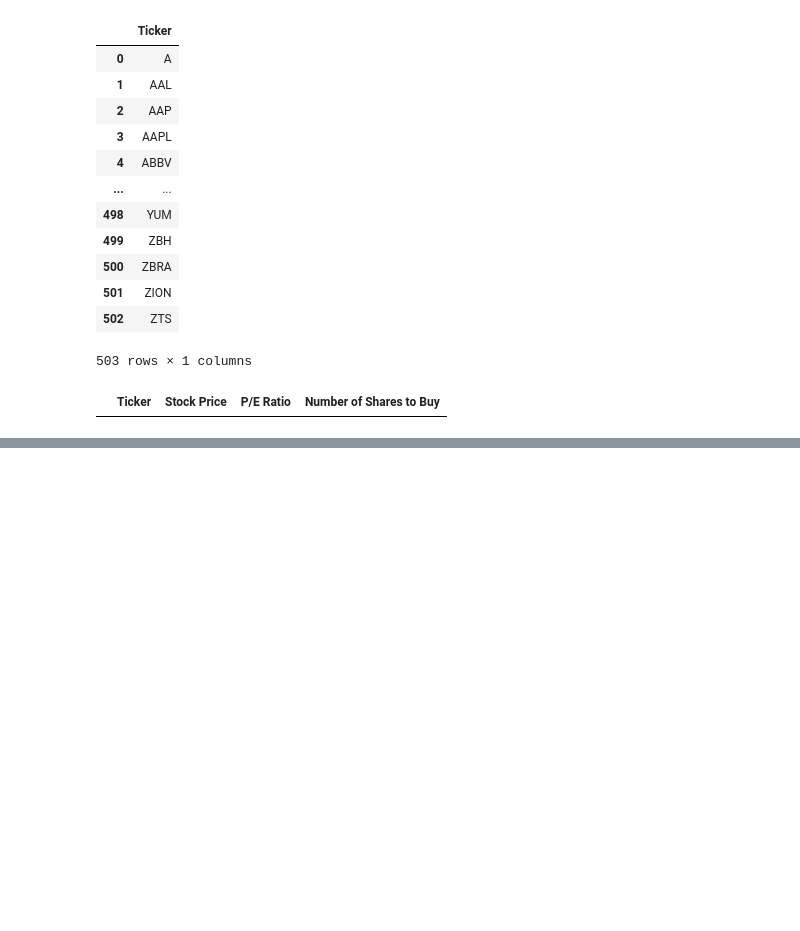
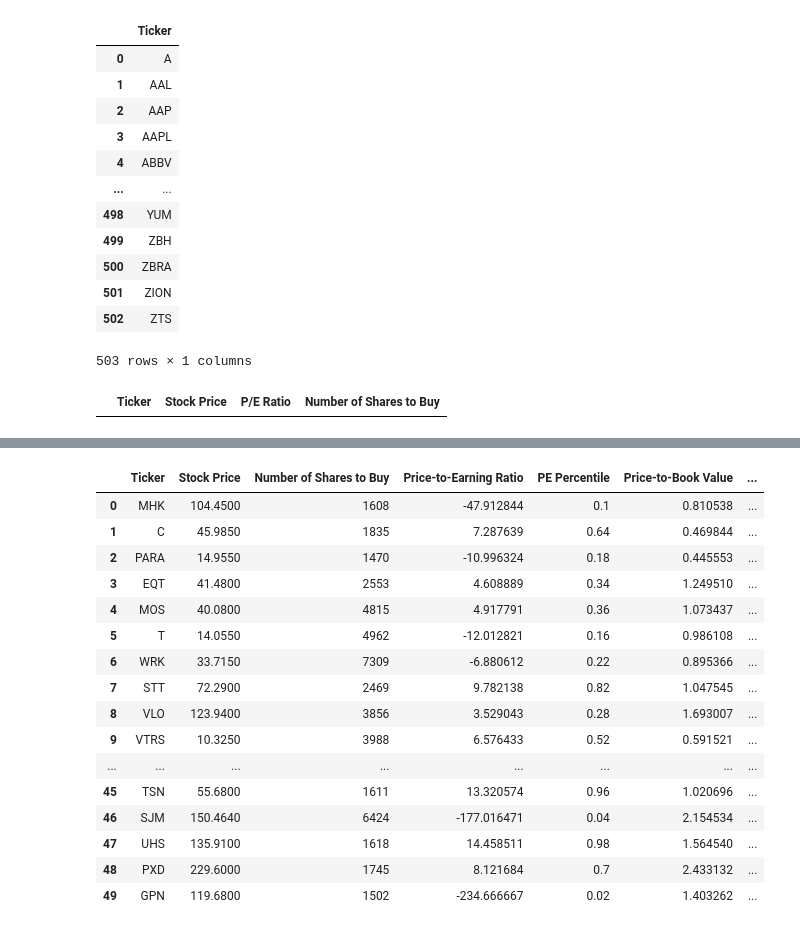
Before and after one commit to imsoumya18/quantitative_investment_strategy, a Jupyter notebook: starter-files/3_quantitative_value_strategy.ipynb, the cells around one changed output, grey strips where cells are left out. Drawn from its saved outputs; the diff is of its cells as text; code cells hidden in the pictures; blank space fills up the shorter version.

```diff
--- a/starter-files/3_quantitative_value_strategy.ipynb
+++ b/starter-files/3_quantitative_value_strategy.ipynb
@@ -189,0 +341,32 @@ for stock in stocks['Ticker']:
+# %%
+metrics = {
+    'Price-to-Earning Ratio': 'PE Percentile',
+    'Price-to-Book Value': 'PB Percentile',
+    'Price-to-Sales Ratio': 'PS Percentile',
+    'EV/EBITDA': 'EV/EBITDA Percentile',
+    'EV/GP': 'EV/GP Percentile'
+}
+
+for metric in metrics.keys():
+    for row in rv_dataframe.index:
+        rv_dataframe.loc[row, metrics[metric]] = score(rv_dataframe[metric], rv_dataframe.loc[row, metric])/100
+# %%
+rv_dataframe
+# %% [output]
+|  | Ticker | Stock Price | Number of Shares to Buy | Price-to-Earning Ratio | PE Percentile | Price-to-Book Value | ... |
+| 0 | MHK | 104.4500 | 1608 | -47.912844 | 0.1 | 0.810538 | ... |
+| 1 | C | 45.9850 | 1835 | 7.287639 | 0.64 | 0.469844 | ... |
+| 2 | PARA | 14.9550 | 1470 | -10.996324 | 0.18 | 0.445553 | ... |
+| 3 | EQT | 41.4800 | 2553 | 4.608889 | 0.34 | 1.249510 | ... |
+| 4 | MOS | 40.0800 | 4815 | 4.917791 | 0.36 | 1.073437 | ... |
+| 5 | T | 14.0550 | 4962 | -12.012821 | 0.16 | 0.986108 | ... |
+| 6 | WRK | 33.7150 | 7309 | -6.880612 | 0.22 | 0.895366 | ... |
+| 7 | STT | 72.2900 | 2469 | 9.782138 | 0.82 | 1.047545 | ... |
+| 8 | VLO | 123.9400 | 3856 | 3.529043 | 0.28 | 1.693007 | ... |
+| 9 | VTRS | 10.3250 | 3988 | 6.576433 | 0.52 | 0.591521 | ... |
+| ... | ... | ... | ... | ... | ... | ... | ... |
+| 45 | TSN | 55.6800 | 1611 | 13.320574 | 0.96 | 1.020696 | ... |
+| 46 | SJM | 150.4640 | 6424 | -177.016471 | 0.04 | 2.154534 | ... |
+| 47 | UHS | 135.9100 | 1618 | 14.458511 | 0.98 | 1.564540 | ... |
+| 48 | PXD | 229.6000 | 1745 | 8.121684 | 0.7 | 2.433132 | ... |
+| 49 | GPN | 119.6800 | 1502 | -234.666667 | 0.02 | 1.403262 | ... |
```
Also changed, not shown: parts of 29 cells of this notebook, 2 other files.
